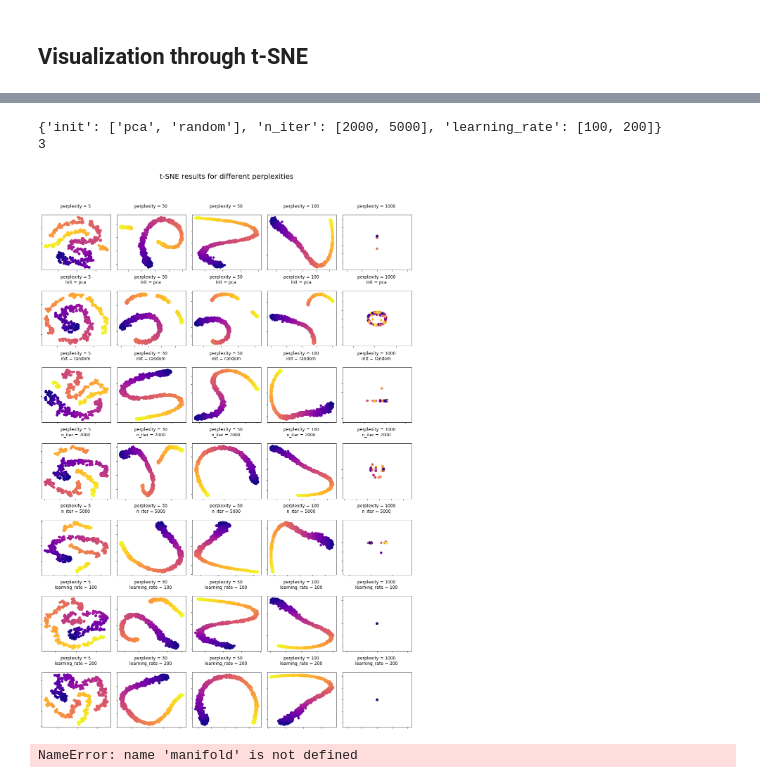
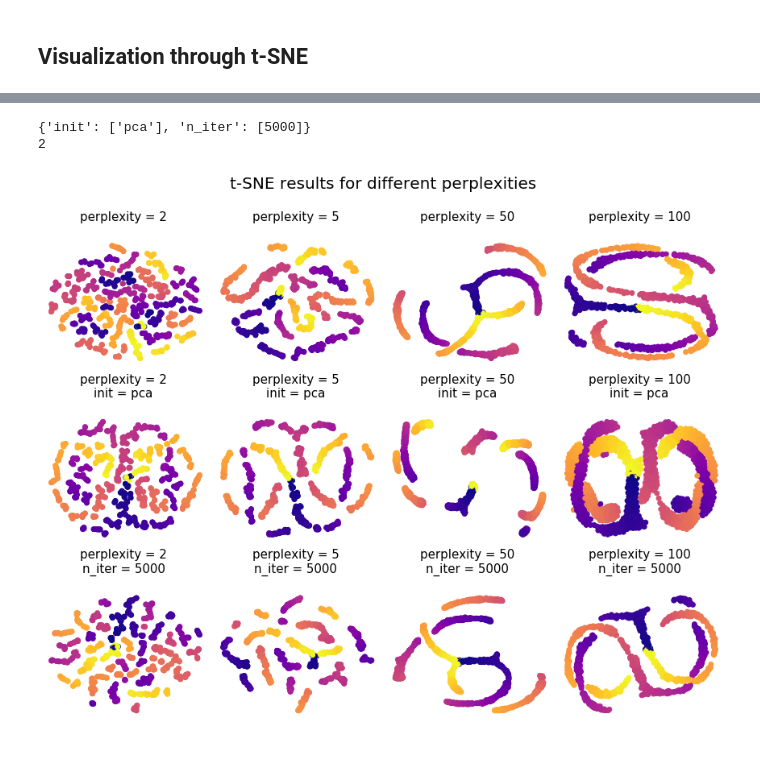
Before and after one commit to nicoladainese96/Data-visualization, a Jupyter notebook: data_visualization.ipynb, the cells around one changed output, grey strips where cells are left out. Drawn from its saved outputs; the diff is of its cells as text; code cells hidden in the pictures; blank space fills up the shorter version.

```diff
--- a/data_visualization.ipynb
+++ b/data_visualization.ipynb
@@ -108,0 +161,9 @@ def plot_t_SNE(X, ax, colors = None, **kwargs ):
+# %%
+# import in a pandas dataframe the dataset
+data2 = pd.read_csv('DATA_for_visualization/data_v2_for_t-SNE__R50_e3_n2_nd1000.dat', sep = '\t', header = None)
+data2.shape
+data2.columns = ['x1','x2','x3','x4','x5']
+
+# import in a separated numpy array the color labels
+color2 = pd.read_csv('DATA_for_visualization/color_v2_for_t-SNE__R50_e3_n2_nd1000.dat', sep = '\t', header = None)
+color2 = color2.values.flatten()
@@ -108,0 +254,3 @@ def plot_t_SNE(X, ax, colors = None, **kwargs ):
+# %%
+data3 = pd.read_csv('DATA_for_visualization/data_v5_for_t-SNE__R50_e3_n2_nd1000.dat', sep = '\t', header = None)
+data3.shape
@@ -108,0 +259,7 @@ def plot_t_SNE(X, ax, colors = None, **kwargs ):
+# %%
+data3.columns = ['x1','x2','x3','x4','x5']
+
+# For this experiment we will not see at the colour vector until we had implemented ourself it
+# import in a separated numpy array the color labels
+color3 = pd.read_csv('DATA_for_visualization/color_v5_for_t-SNE__R50_e3_n2_nd1000.dat', sep = '\t', header = None)
+color3 = color3.values.flatten()
@@ -110,47 +276,49 @@ def plot_t_SNE(X, ax, colors = None, **kwargs ):
 plt.close()
 
 # map the pandas dataframe to a numpy ndarray
-X = data1.values
+X = data3.values
 
 # list of all the parameters we want to try
-perplexities = [5, 30, 50, 100, 1000]
+perplexities = [2, 5, 50, 100]
 
 # instead of grid-searching all possible combinations, we just want to try single variations from the default parameters
 # default options: init = 'random', n_iter = 1000, learning_rate = 200
 kw_dict = {}
-kw_dict = dict(init = ['pca', 'random'], n_iter = [2000, 5000], learning_rate = [100, 200])
+kw_dict = dict(init = ['pca'], n_iter = [5000])
 print(kw_dict)
 print(len(kw_dict))
 # %% [output]
-{'init': ['pca', 'random'], 'n_iter': [2000, 5000], 'learning_rate': [100, 200]}
-3
+{'init': ['pca'], 'n_iter': [5000]}
+2
 # %%
 n_rows = 1
 for key in kw_dict:
     for item in kw_dict[key]:
         n_rows += 1
 
-(fig, subplots) = plt.subplots(n_rows, 5, figsize=(15, 3*n_rows))
+(fig, subplots) = plt.subplots(n_rows, 4, figsize=(12, 3*n_rows))
 plt.suptitle("t-SNE results for different perplexities", fontsize = 20, y = 1.05)
 
 # first we execute it once with default settings
 for j, perplexity in enumerate(perplexities):
         ax = subplots[0][j]
-        plot_t_SNE(X, ax, colors = color1, perplexity = perplexity)
+        ax.axis('off')
+        plot_t_SNE(X, ax, colors = color3, perplexity = perplexity)
 
 # then we cicle among all the parameters of the dictionary
 i = 1
 for key in kw_dict:
     for item in kw_dict[key]:
         for j, perplexity in enumerate(perplexities):
             ax = subplots[i][j]
-            plot_t_SNE(X, ax, colors = color1, perplexity = perplexity, **{key : item})
+            ax.axis('off')
+            plot_t_SNE(X, ax, colors = color3, perplexity = perplexity, **{key : item})
         i += 1
 
 
 plt.tight_layout()
 plt.show()
 plt.close()
 # %% [output]
-[figure, old version]
+[figure, new version]
 # %%
@@ -216,4 +383,0 @@ def plot3D_t_SNE(X, colors = None, **kwargs ):
-# %%
-help(manifold.TSNE)
-# %% [output]
-NameError: name 'manifold' is not defined
```
Also changed, not shown: parts of 27 cells of this notebook, 20 other files.
